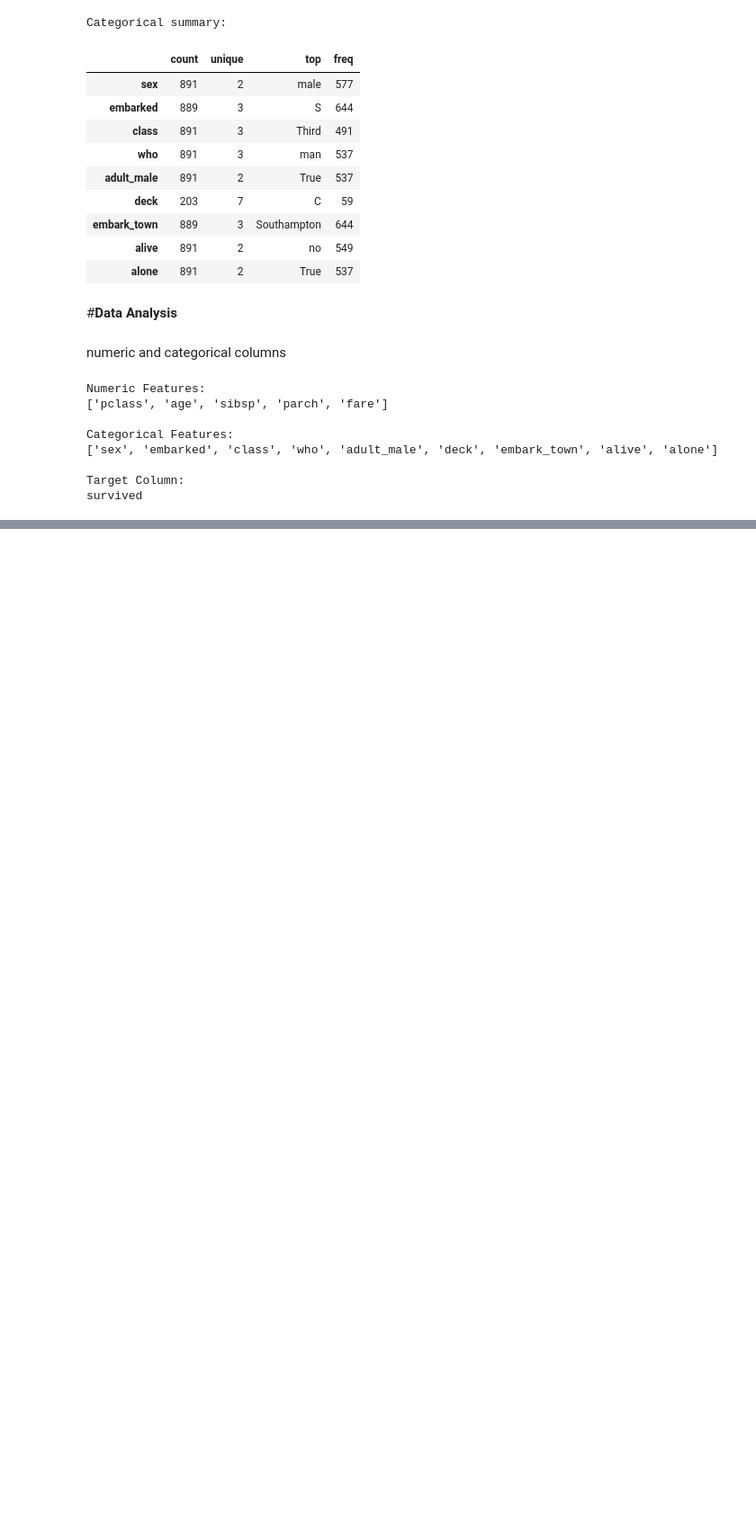
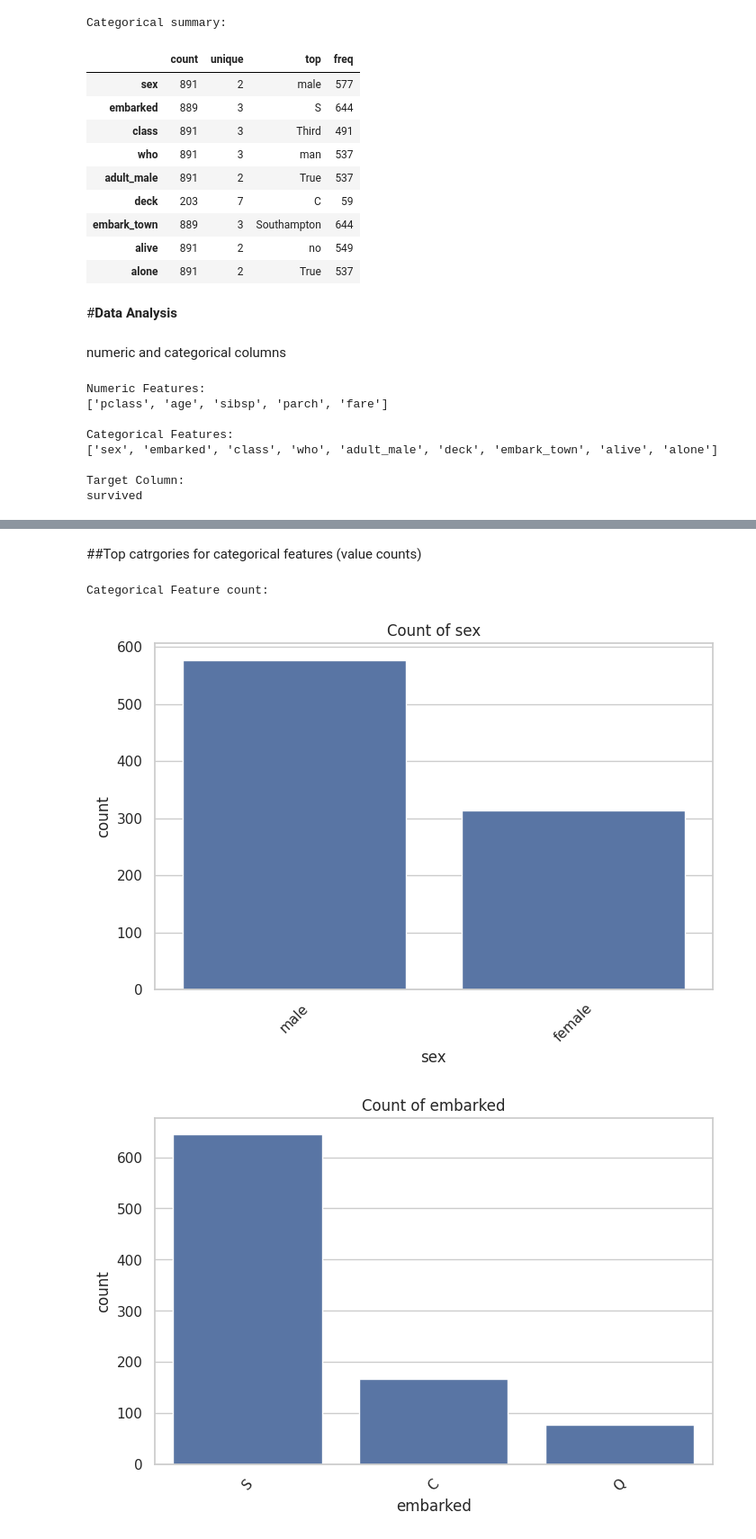
Before and after one commit to Yuvraj-cyborg/EDA_Titanic, a Jupyter notebook: EDA.ipynb, the cells around one changed output, grey strips where cells are left out. Shown: that part at 90% size. Drawn from its saved outputs; the diff is of its cells as text; code cells hidden in the pictures; blank space fills up the shorter version.

```diff
--- a/EDA.ipynb
+++ b/EDA.ipynb
@@ -235,0 +253,14 @@ survived
+# %% [markdown]
+##Top catrgories for categorical features (value counts)
+# %%
+print("\nCategorical Feature count:")
+for col in categorical_cols:
+    plt.figure()
+    sns.countplot(data=df, x=col, order=df[col].value_counts().index)
+    plt.title(f'Count of {col}')
+    plt.xticks(rotation=45)
+    plt.show()
+# %% [output]
+Categorical Feature count:
+[figure, added]
+[figure, added]
```
Also changed, not shown: parts of 4 cells of this notebook.
